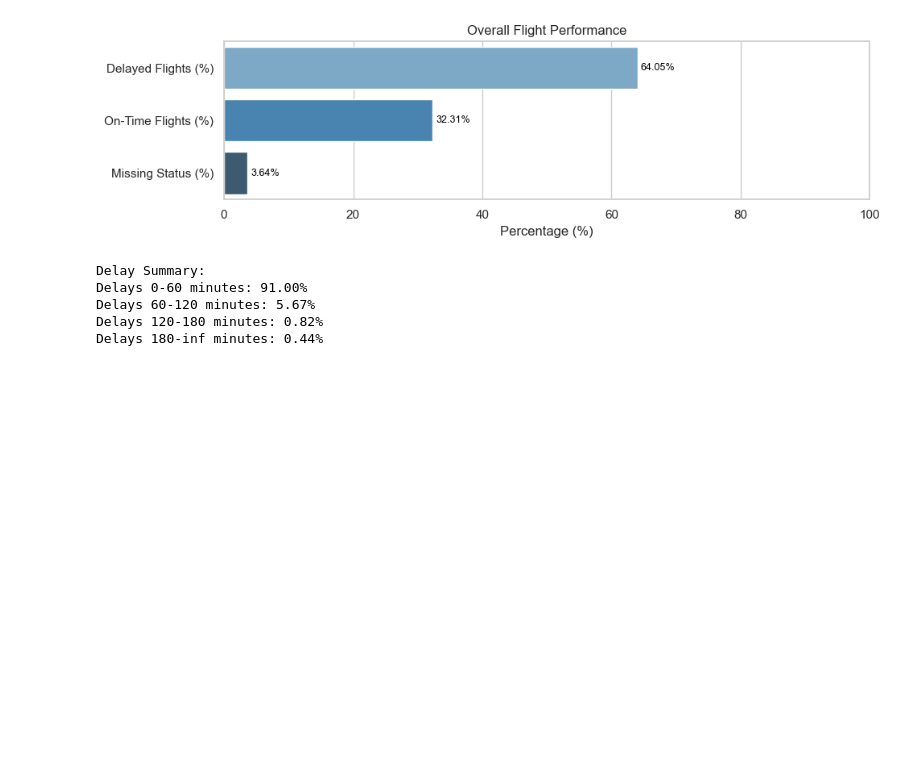
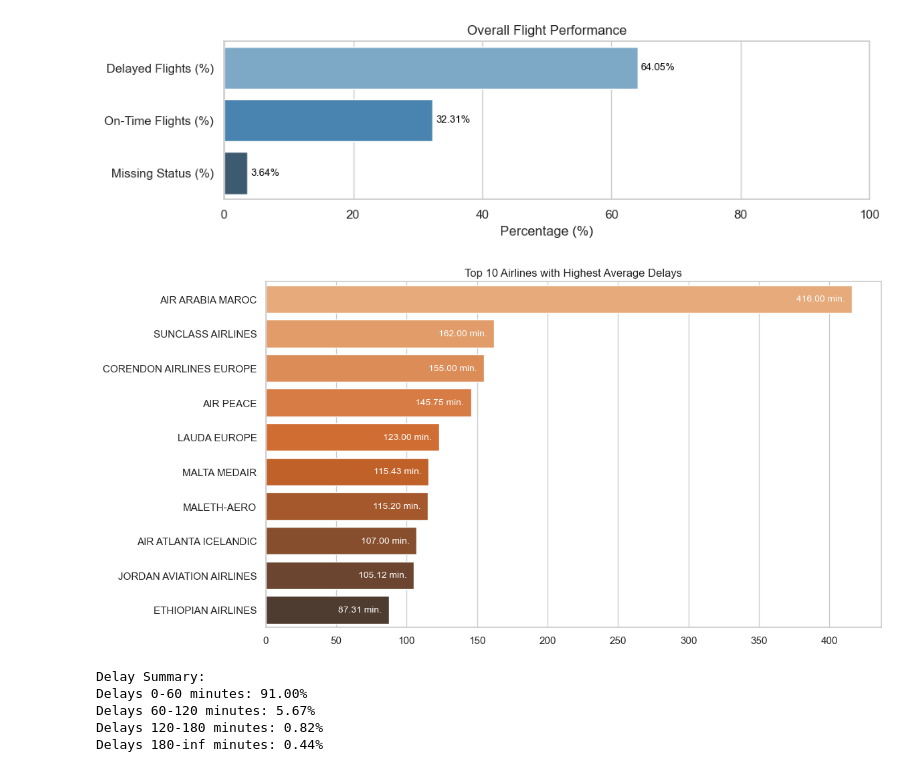
Before and after one commit to DT-Service-Consulting/avstats, a Jupyter notebook: avstats/AvStats_EDA.ipynb, the cells around one changed output. Cells and saved outputs as stored; diff of their text form; code cells hidden in the pictures; blank space fills up the shorter version.

```diff
--- a/avstats/AvStats_EDA.ipynb
+++ b/avstats/AvStats_EDA.ipynb
@@ -416,6 +431,23 @@ Delayed Flights (%): 64.05%
 On-Time Flights (%): 32.31%
 Missing Status (%): 3.64%
 [figure]
+# %%
+# Airline Delay Performance
+airline_delays = df.groupby('airline_name')['dep_delay'].mean().sort_values(ascending=False).reset_index()
+plt.figure(figsize=(12, 6))
+sns.barplot(data=airline_delays.head(10), x='dep_delay', y='airline_name', palette='Oranges_d')
+plt.title('Top 10 Airlines with Highest Average Delays')
+plt.xlabel('')
+plt.ylabel('')
+
+# Text annotations
+for index, row in airline_delays.head(10).iterrows():
+    plt.text(row['dep_delay'] - 5, index, f"{row['dep_delay']:.2f} min.", color='white', ha='right', va='center', fontsize=10)
+
+plt.tight_layout()
+plt.show()
+# %% [output]
+[figure, added]
 # %%
 # Delay Ranges
 delay_ranges = [(0, 60), (60, 120), (120, 180), (180, float('inf'))]
```
Also changed, not shown: parts of 5 cells of this notebook.
